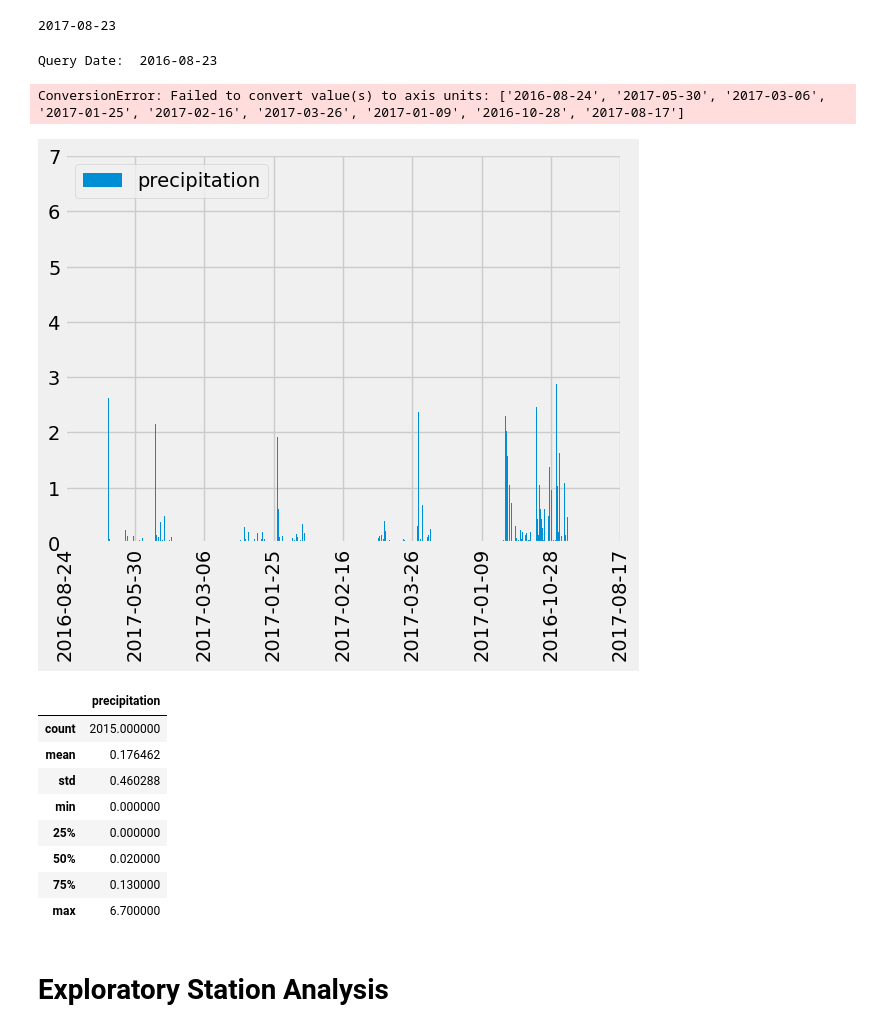
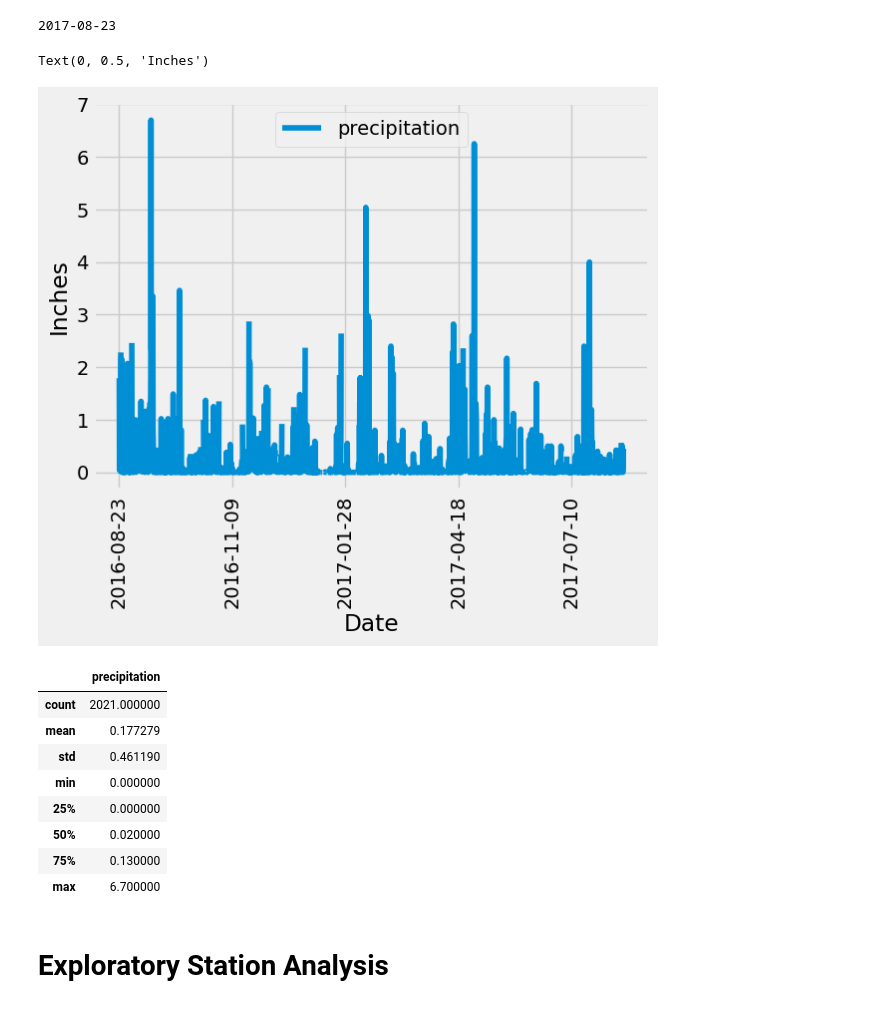
Before and after one commit to qudsia99/sqlalchemy-challenge, a Jupyter notebook: climate_starter.ipynb, the cells around one changed output. Saved outputs shown, nothing was run; the diff lists cells and outputs as text; code cells hidden in the pictures.

Commit message:
fixed graph

```diff
--- a/climate_starter.ipynb
+++ b/climate_starter.ipynb
@@ -46,53 +46,34 @@ print(newest.date)
 # %%
 # Design a query to retrieve the last 12 months of precipitation data and plot the results.
 # Starting from the most recent data point in the database.
 
-# Import a new date time module to extract data past weeks span
-# as dt.timedelta only works for smaller ranges of time
-from dateutil.relativedelta import relativedelta
-
 # Calculate the date one year from the last date in data set.
-
-query_date = dt.date(2017, 8, 23) - relativedelta(months=12)
-print("Query Date: ", query_date)
+prev_year = dt.date(2017, 8, 23) - dt.timedelta(days=365)
 
 # Perform a query to retrieve the data and precipitation scores
-unique_precip_data = session.query(Measurement).filter(Measurement.date > '2016-08-23').all()
+results = session.query(Measurement.date, Measurement.prcp).filter(Measurement.date >= prev_year).all()
 
 # Save the query results as a Pandas DataFrame. Explicitly set the column names
-precipitation_df = pd.DataFrame([{'date' : x.date, 'precipitation':x.prcp} for x in unique_precip_data])
-precipitation_df.head()
+df = pd.DataFrame(results, columns=['date', 'precipitation'])
 
 # Sort the dataframe by date
-precipitation_df.sort_values(by = 'date' ,ascending = True )
+df = df.sort_values("date")
 
 # Use Pandas Plotting with Matplotlib to plot the data
-precipitation_df.plot.bar()
-#precipitation_df.set_index('date', inplace=True)
-indices = range(0, len(precipitation_df['date']), len(precipitation_df['date']) // 8)
-
-# Get the corresponding dates based on the indices
-selected_dates = [precipitation_df['date'][i] for i in indices]
-
-# Set the x-axis tick positions and labels
-plt.xticks(indices, selected_dates)
-plt.xticks(selected_dates)
-plt.tight_layout()
-plt.xlabel('Date')
-plt.ylabel('Inches')
-plt.show()
+df.plot(x='date', y='precipitation', rot=90)
+plt.xlabel("Date")
+plt.ylabel("Inches")
 # %% [output]
-Query Date:  2016-08-23
+Text(0, 0.5, 'Inches')
-ConversionError: Failed to convert value(s) to axis units: ['2016-08-24', '2017-05-30', '2017-03-06', '2017-01-25', '2017-02-16', '2017-03-26', '2017-01-09', '2016-10-28', '2017-08-17']
-[figure, old version]
+[figure, new version]
 # %%
 # Use Pandas to calculate the summary statistics for the precipitation data
-precipitation_df.describe()
+df.describe()
 # %% [output]
 |  | precipitation |
-| count | 2015.000000 |
-| mean | 0.176462 |
-| std | 0.460288 |
+| count | 2021.000000 |
+| mean | 0.177279 |
+| std | 0.461190 |
 | min | 0.000000 |
 | 25% | 0.000000 |
 | 50% | 0.020000 |
```
Also changed, not shown: parts of 1 cell of this notebook.
